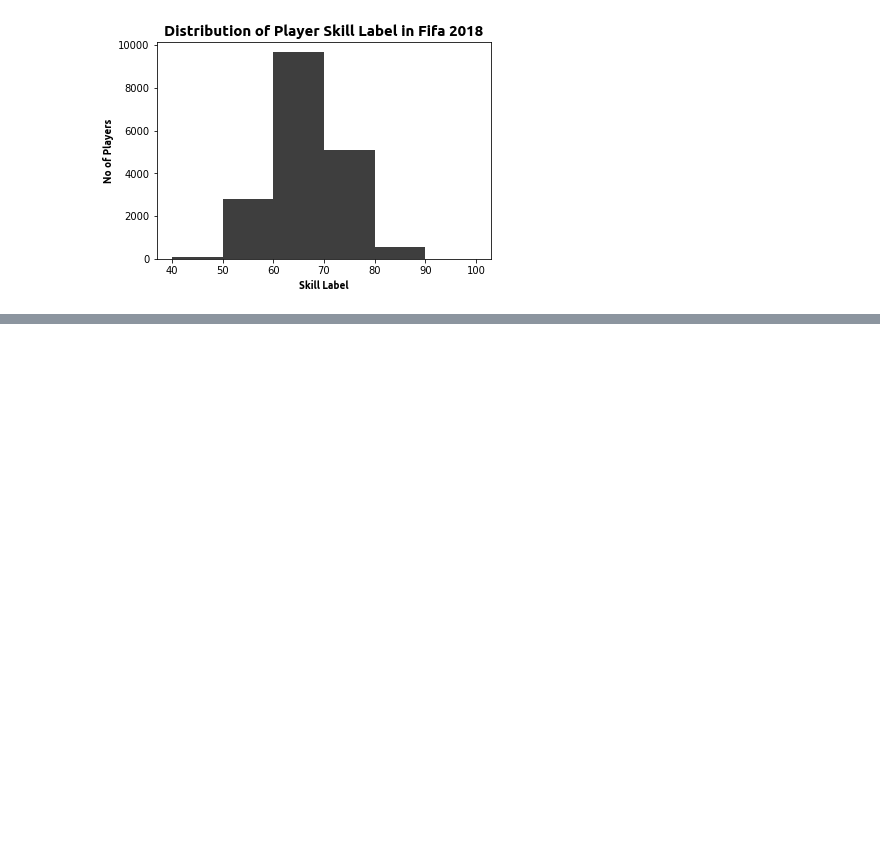
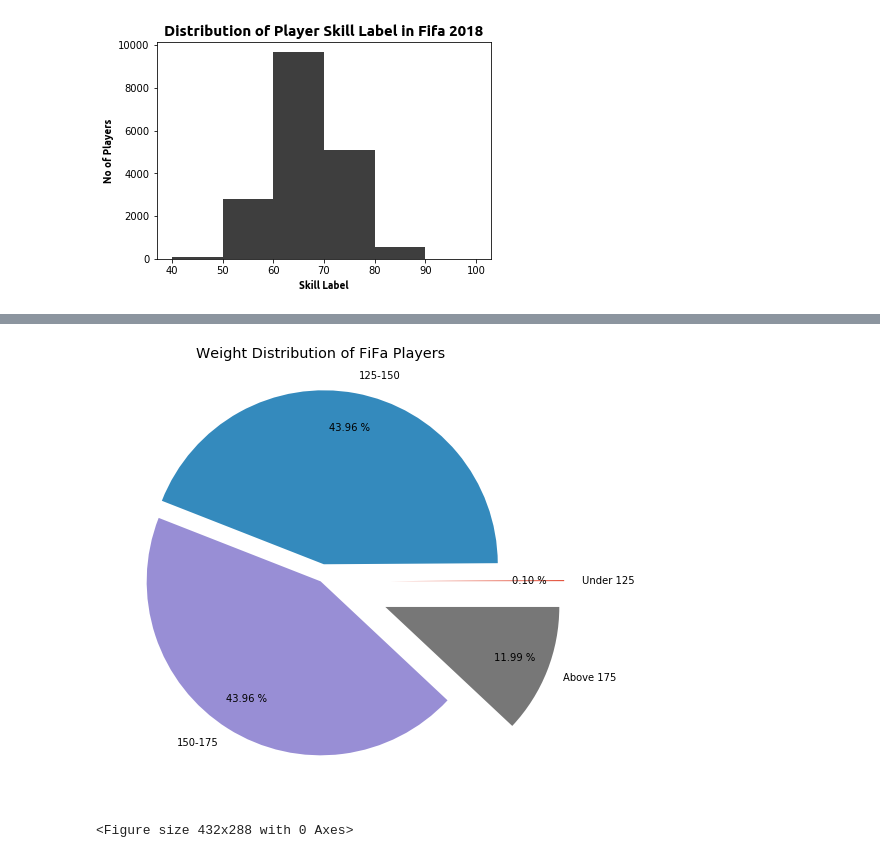
Before and after one commit to ashutosh4336/Matplotlib, a Jupyter notebook: matplotlib.ipynb, the cells around one changed output, grey strips where cells are left out. Drawn from its saved outputs; the diff is of its cells as text; code cells hidden in the pictures; blank space fills up the shorter version.

```diff
--- a/matplotlib.ipynb
+++ b/matplotlib.ipynb
@@ -196,0 +197,45 @@ Right
+# %%
+# Advanced Pi Chart
+# print(fifa.Weight)
+
+# x = fifa.Weight[6][:-3]
+# x = int(x)
+
+
+fifa.Weight = [int(x.strip('lbs')) if type(x)==str else x  for x in fifa.Weight]
+
+# print(fifa.Weight[0])
+
+lightPlayers = fifa.loc[fifa.Weight < 125].count()[0]
+
+lightMediumPlayers = fifa.loc[fifa.Weight >= 125 & (fifa.Weight < 150)].count()[0]
+
+mediumPlayers = fifa.loc[fifa.Weight >= 150 & (fifa.Weight < 175)].count()[0]
+
+
+heavyPlayers = fifa.loc[fifa.Weight >= 175].count()[0]
+
+
+
+
+# print(lightPlayers, lightMediumPlayers, mediumPlayers, mediumHeavyPlayers, heavyPlayers)
+
+weights = [lightPlayers, lightMediumPlayers, mediumPlayers, heavyPlayers]
+# print(weights)
+labels = ['Under 125', '125-150', '150-175', 'Above 175']
+
+explode= (0.4, 0.1, 0, 0.4)
+
+
+
+plt.style.use('ggplot')
+plt.figure(figsize=(13,8))
+plt.pie(weights, labels = labels, autopct='%.2f %%', pctdistance=0.8, explode=explode)
+plt.title('Weight Distribution of FiFa Players')
+plt.show()
+
+plt.savefig('WeightDist.png')
+# print(type(x), x)
+# %% [output]
+[figure, added]
+<Figure size 432x288 with 0 Axes>
```
Also changed, not shown: parts of 4 cells of this notebook, 9 other files.
